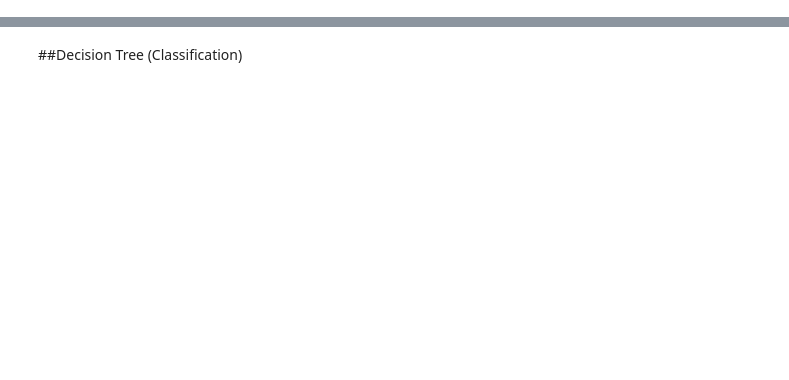
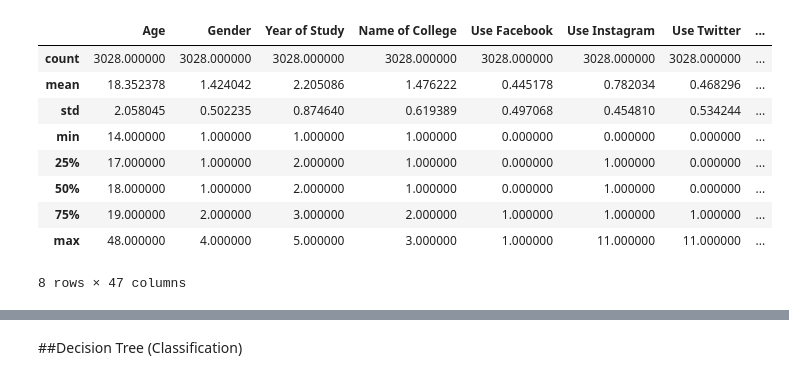
Before and after one commit to SaraAljuraybah/Data-Mining-Project, a Jupyter notebook: Reports/Phase3.ipynb, the cells around one changed output, grey strips where cells are left out. Cells and saved outputs as stored; diff of their text form; code cells hidden in the pictures; blank space fills up the shorter version.

```diff
--- a/Reports/Phase3.ipynb
+++ b/Reports/Phase3.ipynb
@@ -2,0 +64,13 @@
+# %%
+df.describe()
+# %% [output]
+|  | Age | Gender | Year of Study | Name of College | Use Facebook | Use Instagram | Use Twitter | ... |
+| count | 3028.000000 | 3028.000000 | 3028.000000 | 3028.000000 | 3028.000000 | 3028.000000 | 3028.000000 | ... |
+| mean | 18.352378 | 1.424042 | 2.205086 | 1.476222 | 0.445178 | 0.782034 | 0.468296 | ... |
+| std | 2.058045 | 0.502235 | 0.874640 | 0.619389 | 0.497068 | 0.454810 | 0.534244 | ... |
+| min | 14.000000 | 1.000000 | 1.000000 | 1.000000 | 0.000000 | 0.000000 | 0.000000 | ... |
+| 25% | 17.000000 | 1.000000 | 2.000000 | 1.000000 | 0.000000 | 1.000000 | 0.000000 | ... |
+| 50% | 18.000000 | 1.000000 | 2.000000 | 1.000000 | 0.000000 | 1.000000 | 0.000000 | ... |
+| 75% | 19.000000 | 2.000000 | 3.000000 | 2.000000 | 1.000000 | 1.000000 | 1.000000 | ... |
+| max | 48.000000 | 4.000000 | 5.000000 | 3.000000 | 1.000000 | 11.000000 | 11.000000 | ... |
+8 rows × 47 columns
```
Also changed, not shown: parts of 67 cells of this notebook.
